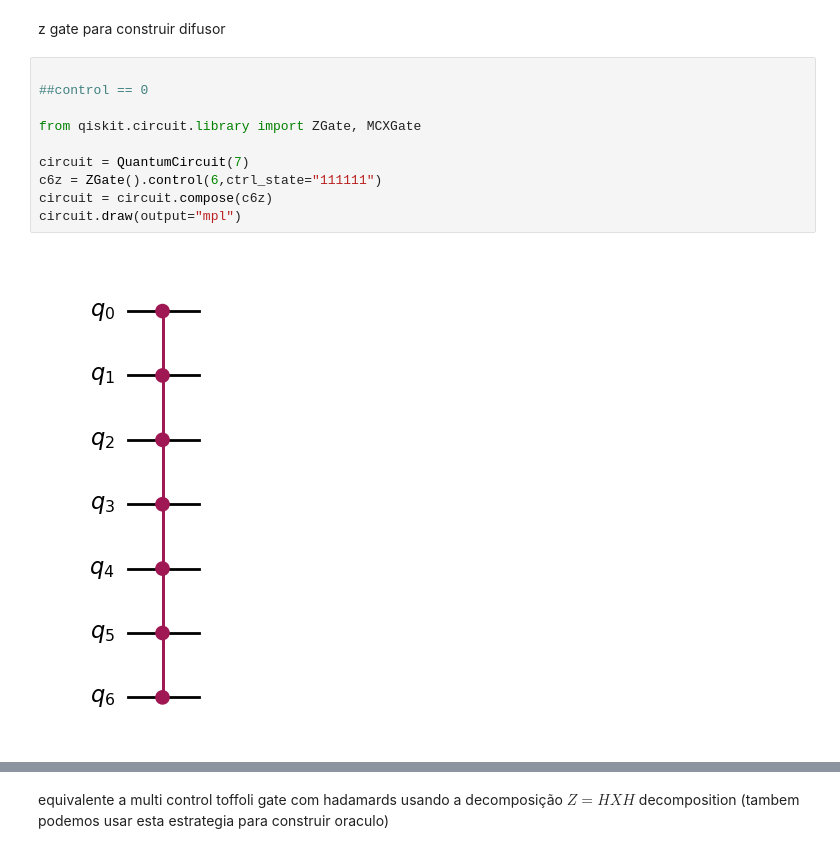
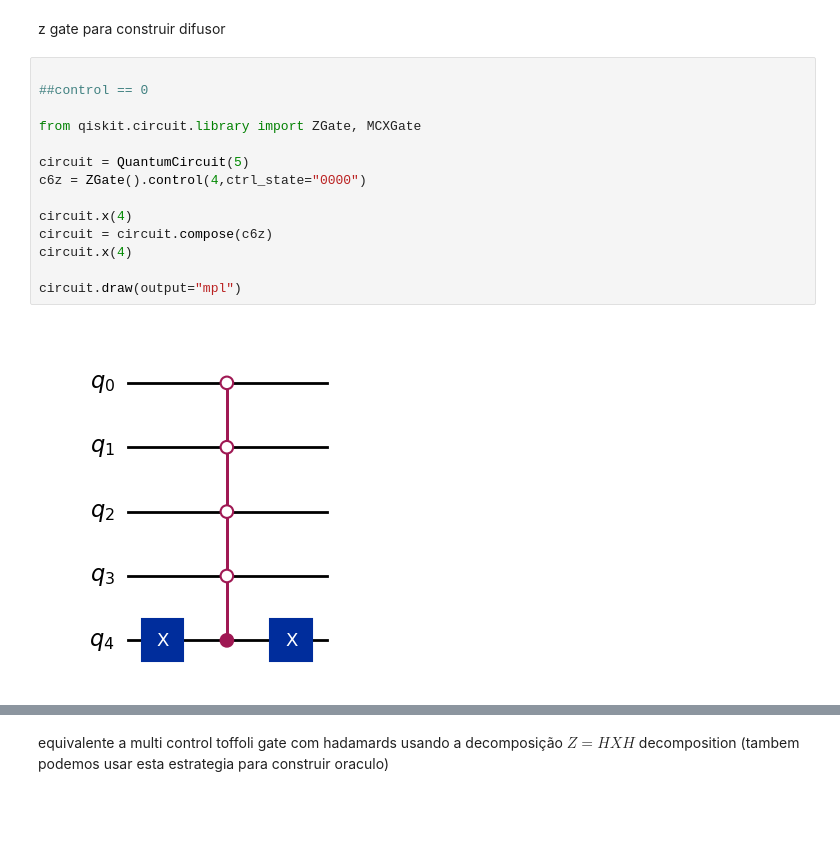
Before and after one commit to arcalab/ic-2324, a Jupyter notebook: TP/23_24/Lecture 4 - Grover/lecture_4_grover_sol.ipynb, the cells around one changed output, grey strips where cells are left out. Drawn from its saved outputs; the diff is of its cells as text; blank space fills up the shorter version.

```diff
--- a/TP/23_24/Lecture 4 - Grover/lecture_4_grover_sol.ipynb
+++ b/TP/23_24/Lecture 4 - Grover/lecture_4_grover_sol.ipynb
@@ -383,12 +406,16 @@ z gate para construir difusor
 # %%
 
 ##control == 0
 
 from qiskit.circuit.library import ZGate, MCXGate
 
-circuit = QuantumCircuit(7)
-c6z = ZGate().control(6,ctrl_state="111111")
+circuit = QuantumCircuit(5)
+c6z = ZGate().control(4,ctrl_state="0000")
+
+circuit.x(4)
 circuit = circuit.compose(c6z)
+circuit.x(4)
+
 circuit.draw(output="mpl")
 # %% [output]
-[figure, old version]
+[figure, new version]
```
Also changed, not shown: parts of 23 cells of this notebook, 2 other files.
